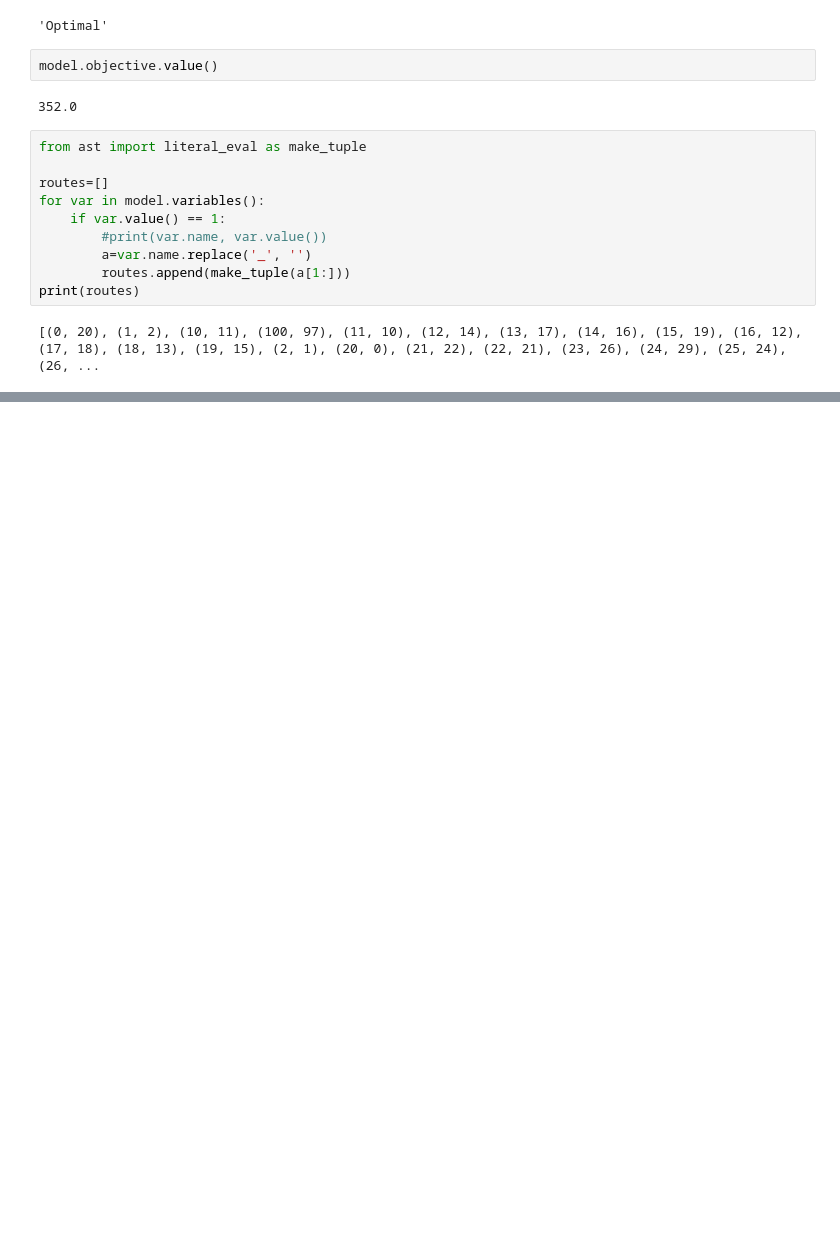
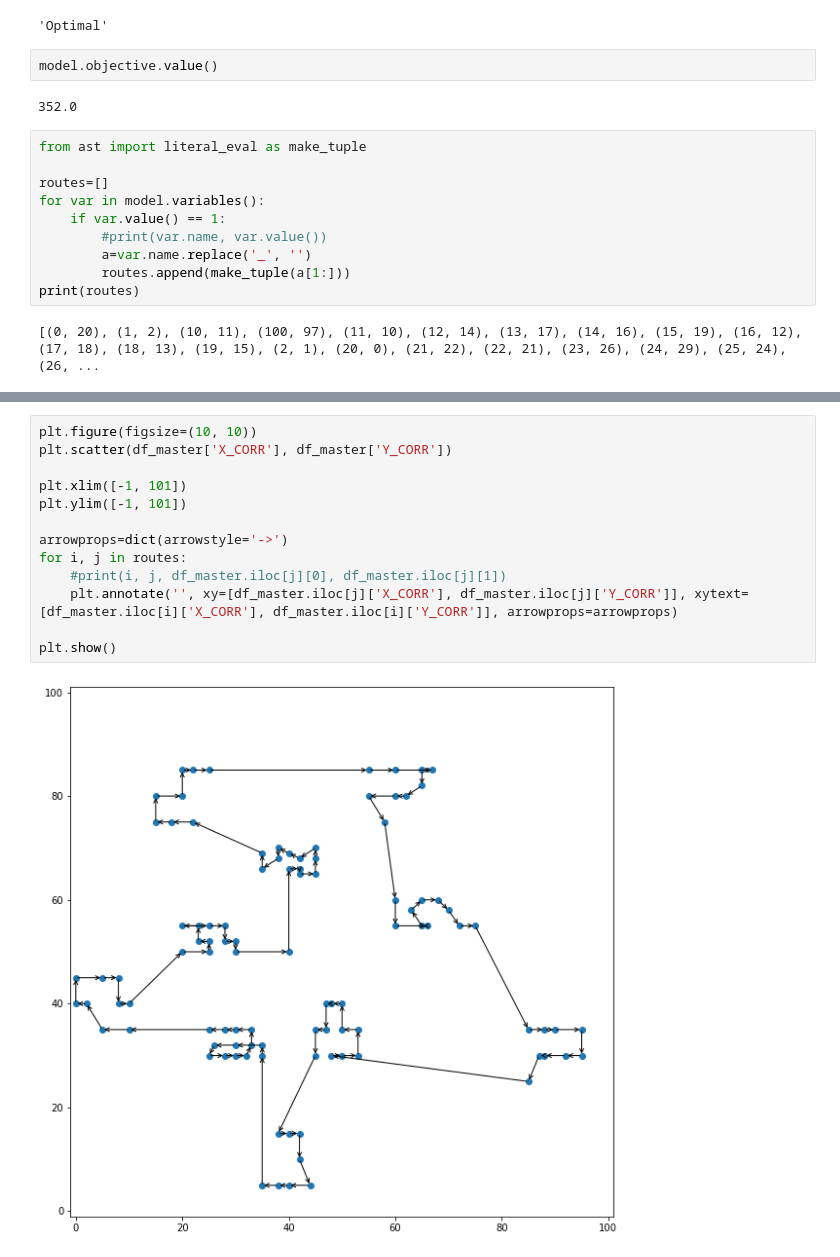
Before and after one commit to Panichito/QTFT-MO-Quizzes, a Jupyter notebook: Module6_TSP.ipynb, the cells around one changed output, grey strips where cells are left out. Cells and saved outputs as stored; diff of their text form; blank space fills up the shorter version.

```diff
--- a/Module6_TSP.ipynb
+++ b/Module6_TSP.ipynb
@@ -153,0 +157,15 @@ no subgraph
+# %%
+plt.figure(figsize=(10, 10))
+plt.scatter(df_master['X_CORR'], df_master['Y_CORR'])
+
+plt.xlim([-1, 101])
+plt.ylim([-1, 101])
+
+arrowprops=dict(arrowstyle='->')
+for i, j in routes:
+    #print(i, j, df_master.iloc[j][0], df_master.iloc[j][1])
+    plt.annotate('', xy=[df_master.iloc[j]['X_CORR'], df_master.iloc[j]['Y_CORR']], xytext=[df_master.iloc[i]['X_CORR'], df_master.iloc[i]['Y_CORR']], arrowprops=arrowprops)
+
+plt.show()
+# %% [output]
+[figure, added]
```
Also changed, not shown: parts of 5 cells of this notebook.
